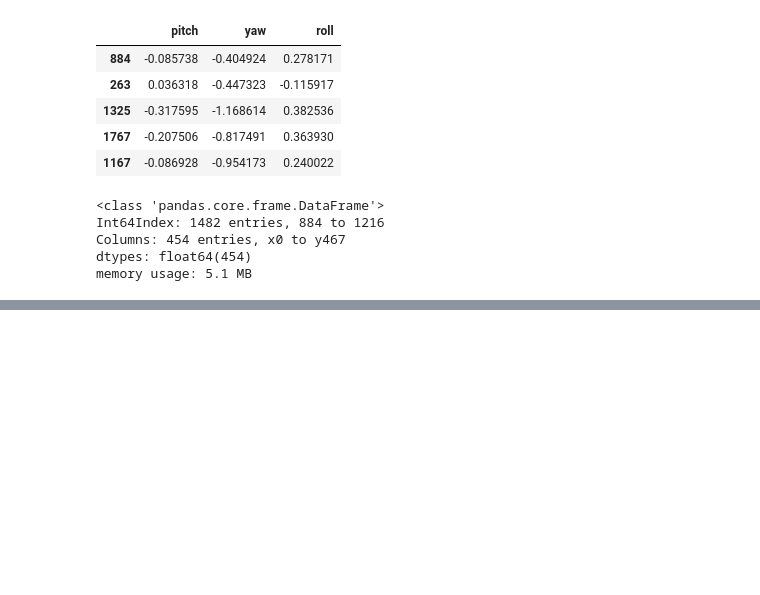
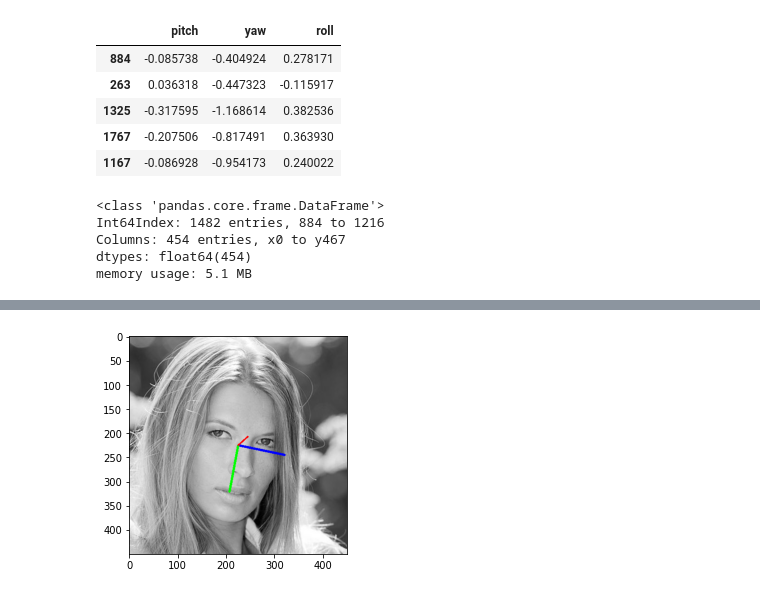
Before and after one commit to sarahmagdi/ml1_project, a Jupyter notebook: final_project.ipynb, the cells around one changed output, grey strips where cells are left out. Saved outputs shown, nothing was run; the diff lists cells and outputs as text; code cells hidden in the pictures; blank space fills up the shorter version.

```diff
--- a/final_project.ipynb
+++ b/final_project.ipynb
@@ -406,0 +292,6 @@ labels_test
+# %%
+#yaw
+model2 = XGBRegressor(n_estimators=400, learning_rate=0.1, max_depth=7, min_child_weight=0, gamma=0, validate_parameters = True,subsample=0.9, colsample_bytree=0.5, nthread=4, seed=42).fit(features_train, labels_train['yaw'])
+
+y_train_pred_yaw = model2.predict(features_train)
+y_test_pred_yaw = model2.predict(features_test)
@@ -406,0 +312,6 @@ labels_test
+# %%
+#pitch
+model1 = XGBRegressor(n_estimators=400, learning_rate=0.1, max_depth=7, min_child_weight=0, gamma=0, validate_parameters = True,subsample=0.9, colsample_bytree=0.5, nthread=4, seed=42).fit(features_train, labels_train['pitch'])
+
+y_pred_train = model1.predict(features_train)
+y_pred_pitch = model1.predict(features_test)
@@ -434,0 +332,5 @@ labels_test[0:100]
+# %%
+model3 = XGBRegressor(n_estimators=200, learning_rate=0.1, max_depth=2, min_child_weight=0, gamma=0, validate_parameters = True,subsample=0.9, colsample_bytree=0.5, nthread=4, seed=42).fit(features_train, labels_train['roll'])
+
+y_train_pred_roll = model3.predict(features_train)
+y_test_pred_roll = model3.predict(features_test)
@@ -434,0 +416,8 @@ labels_test[0:100]
+# %%
+image = cv2.imread(imgs_pathes_list[0])
+image = cv2.cvtColor(image, cv2.COLOR_BGR2RGB) # to convert BGR image to RGB because cv2 read images as BGR formate
+img=draw_axis(image,p[0],y[0],r[0], tdx=None, tdy=None, size = 100)
+plt.imshow(img)
+plt.show()
+# %% [output]
+[figure, added]
```
Also changed, not shown: parts of 43 cells of this notebook.
